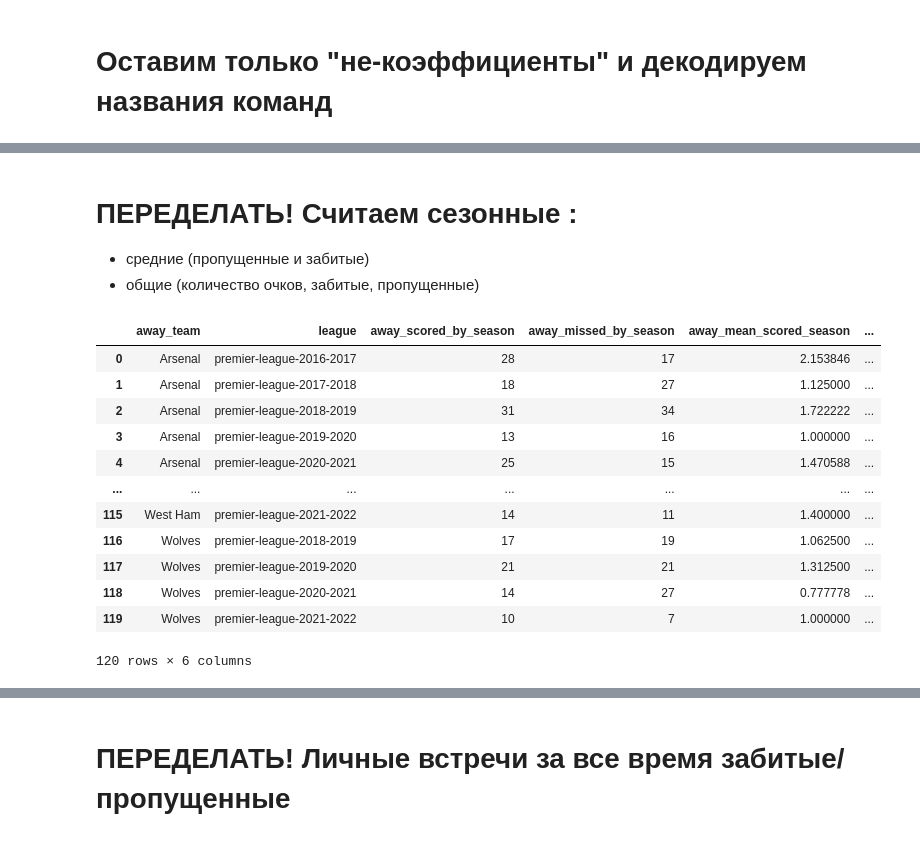
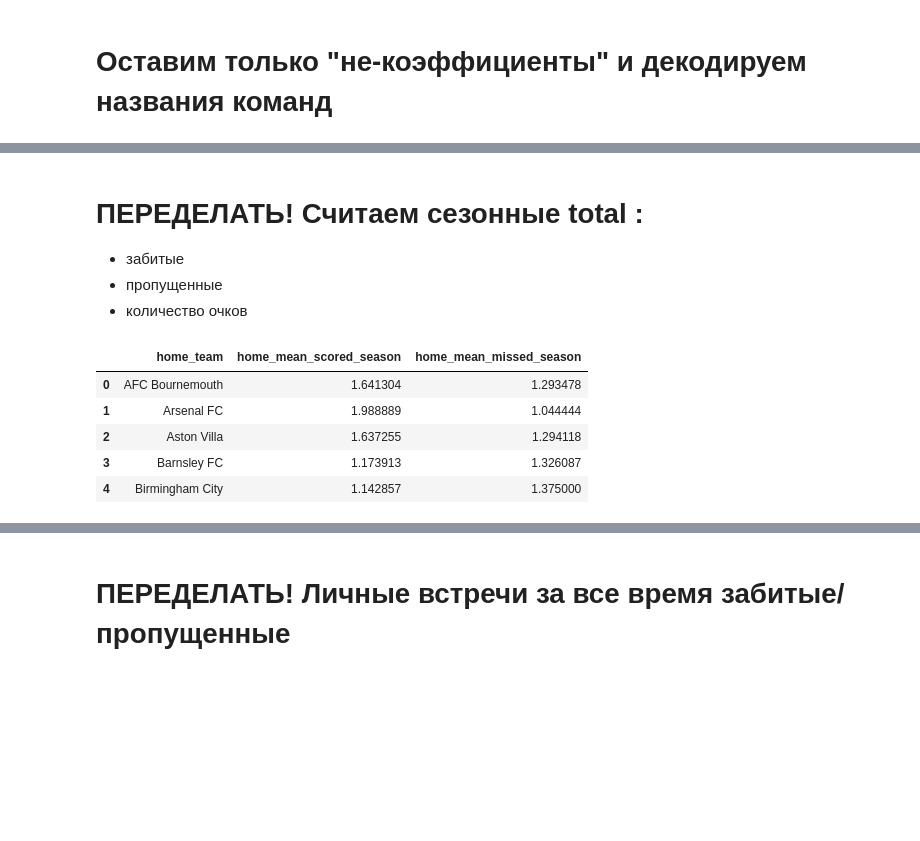
Before and after one commit to macroslav/bets-model, a Jupyter notebook: Bets pipeline.ipynb, the cells around one changed output, grey strips where cells are left out. Drawn from its saved outputs; the diff is of its cells as text; code cells hidden in the pictures; blank space fills up the shorter version.

```diff
--- a/Bets pipeline.ipynb
+++ b/Bets pipeline.ipynb
@@ -227,4 +238,24 @@ train_with_names.head()
+# %%
+def _set_target(row):
+    """ Set target feature from score """
+
+    if row.home_scored > row.away_scored:
+        return 3
+    elif row.home_scored == row.away_scored:
+        return 1
+    else:
+        return 0
+
+train_data_base = train_data[all_features_dict['base_features'] + all_features_dict['squad_features']].copy()
+train_data_base['target'] = train_data_base.apply(_set_target, axis=1)
+train_data_base.tail()
+# %%
+for feature in money_features:
+    train_data_base[f"log_{feature}"] = train_data_base[feature].apply(np.log)
+
+train_data_base.sample(5)
 # %% [markdown]
-# ПЕРЕДЕЛАТЬ! Считаем сезонные :
-- средние (пропущенные и забитые)
-- общие (количество очков, забитые, пропущенные)
+# ПЕРЕДЕЛАТЬ! Считаем сезонные total :
+- забитые
+- пропущенные
+- количество очков
@@ -231,33 +315,20 @@ train_with_names.head()
 # %%
-# home_team_season_data = train_with_names.groupby(['home_team', 'league'], as_index=False) \
-#                         .agg(home_scored_by_season = ('home_scored','sum'),
-#                             home_missed_by_season = ('away_scored','sum'),
-# #                             total_points = ('target', 'sum'),
-#                             home_mean_scored_season = ('home_scored', 'mean'),
-#                             home_mean_missed_season = ('away_scored', 'mean')
-#                             )
+home_team_alltime = train_data_base.groupby(['home_team'], as_index=False) \
+                        .agg(home_mean_scored_season = ('home_scored', 'mean'),
+                            home_mean_missed_season = ('away_scored', 'mean')
+                            )
 
-# away_team_season_data = train_with_names.groupby(['away_team', 'league'], as_index=False) \
-#                         .agg(away_scored_by_season = ('away_scored','sum'),
-#                             away_missed_by_season = ('home_scored','sum'),
-# #                                  total_points = ('target', 'sum'),
-#                             away_mean_scored_season = ('away_scored', 'mean'),
-#                             away_mean_missed_season = ('home_scored', 'mean')
-#                             )
+away_team_alltime = train_data_base.groupby(['away_team'], as_index=False) \
+                        .agg(away_mean_scored_alltime = ('home_scored', 'mean'),
+                            away_mean_missed_alltime = ('away_scored', 'mean')
+                            )
 
-# away_team_season_data
+home_team_alltime.head()
 # %% [output]
-|  | away_team | league | away_scored_by_season | away_missed_by_season | away_mean_scored_season | ... |
-| 0 | Arsenal | premier-league-2016-2017 | 28 | 17 | 2.153846 | ... |
-| 1 | Arsenal | premier-league-2017-2018 | 18 | 27 | 1.125000 | ... |
-| 2 | Arsenal | premier-league-2018-2019 | 31 | 34 | 1.722222 | ... |
-| 3 | Arsenal | premier-league-2019-2020 | 13 | 16 | 1.000000 | ... |
-| 4 | Arsenal | premier-league-2020-2021 | 25 | 15 | 1.470588 | ... |
-| ... | ... | ... | ... | ... | ... | ... |
-| 115 | West Ham | premier-league-2021-2022 | 14 | 11 | 1.400000 | ... |
-| 116 | Wolves | premier-league-2018-2019 | 17 | 19 | 1.062500 | ... |
-| 117 | Wolves | premier-league-2019-2020 | 21 | 21 | 1.312500 | ... |
-| 118 | Wolves | premier-league-2020-2021 | 14 | 27 | 0.777778 | ... |
-| 119 | Wolves | premier-league-2021-2022 | 10 | 7 | 1.000000 | ... |
+|  | home_team | home_mean_scored_season | home_mean_missed_season |
+| 0 | AFC Bournemouth | 1.641304 | 1.293478 |
+| 1 | Arsenal FC | 1.988889 | 1.044444 |
+| 2 | Aston Villa | 1.637255 | 1.294118 |
+| 3 | Barnsley FC | 1.173913 | 1.326087 |
+| 4 | Birmingham City | 1.142857 | 1.375000 |
-120 rows × 6 columns
 # %%
```
Also changed, not shown: parts of 65 cells of this notebook, 7 other files.
